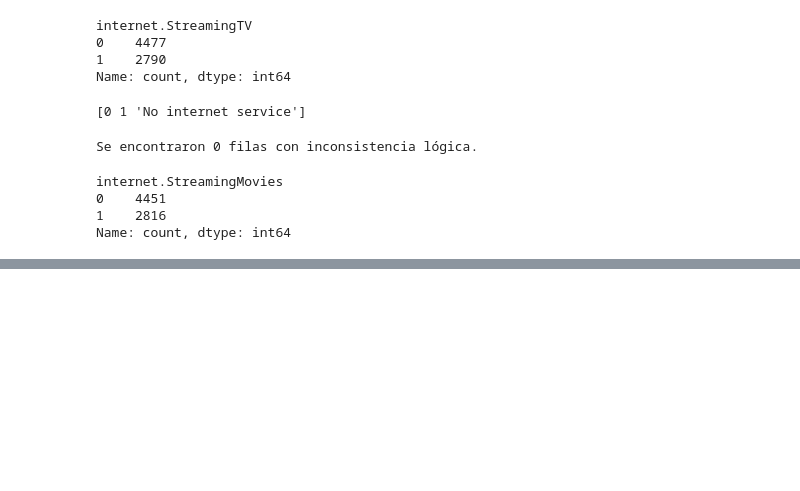
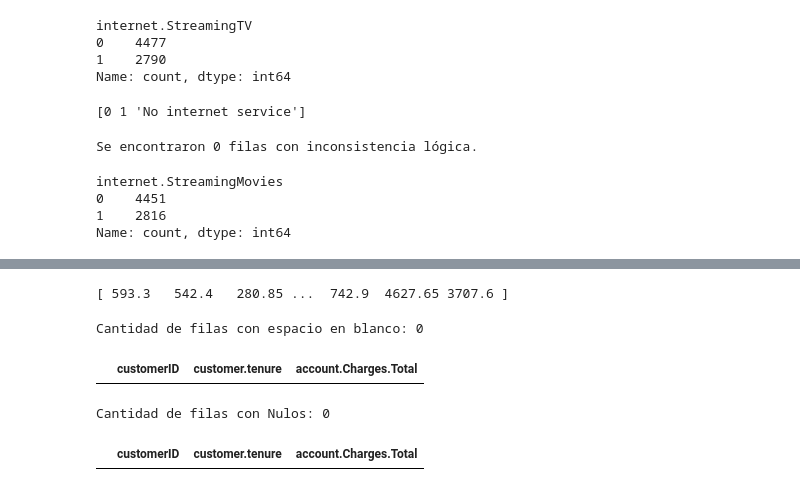
Before and after one commit to lstredel/Challenge-Telecom-X, a Jupyter notebook: Challenge_TelecomX.ipynb, the cells around one changed output, grey strips where cells are left out. Drawn from its saved outputs; the diff is of its cells as text; code cells hidden in the pictures; blank space fills up the shorter version.

```diff
--- a/Challenge_TelecomX.ipynb
+++ b/Challenge_TelecomX.ipynb
@@ -265,7 +265,7 @@ Se encontraron 0 filas con inconsistencia lógica.
 # %%
 df['internet.TechSupport'] = df['internet.TechSupport'].replace("No internet service", 0)
 # %%
-df['internet.TechSupportn'] = pd.to_numeric(df['internet.TechSupport'], errors='coerce')
+df['internet.TechSupport'] = pd.to_numeric(df['internet.TechSupport'], errors='coerce')
 # %%
 df['internet.TechSupport'] = df['internet.TechSupport'].astype('int64')
 # %%
@@ -341,0 +346,4 @@ memory usage: 1.2+ MB
+# %%
+df['account.PaperlessBilling'] = df['account.PaperlessBilling'].replace({'Yes': 1, 'No': 0}).infer_objects(copy=False)
+# %%
+df['account.PaperlessBilling'] = df['account.PaperlessBilling'].fillna(0).astype('int64')
@@ -341,0 +370,12 @@ memory usage: 1.2+ MB
+# %%
+print(df['account.Charges.Total'].unique())
+# %% [output]
+[ 593.3   542.4   280.85 ...  742.9  4627.65 3707.6 ]
+# %%
+solo_espacios = df[df['account.Charges.Total'] == " "]
+# %%
+print(f"Cantidad de filas con espacio en blanco: {len(solo_espacios)}")
+display(solo_espacios[['customerID', 'customer.tenure', 'account.Charges.Total']])
+# %% [output]
+Cantidad de filas con espacio en blanco: 0
+|  | customerID | customer.tenure | account.Charges.Total |
@@ -341,0 +384,6 @@ memory usage: 1.2+ MB
+# %%
+print(f"Cantidad de filas con Nulos: {len(Espacios_Nulos)}")
+display(Espacios_Nulos[['customerID', 'customer.tenure', 'account.Charges.Total']])
+# %% [output]
+Cantidad de filas con Nulos: 0
+|  | customerID | customer.tenure | account.Charges.Total |
```
Also changed, not shown: parts of 4 cells of this notebook.
